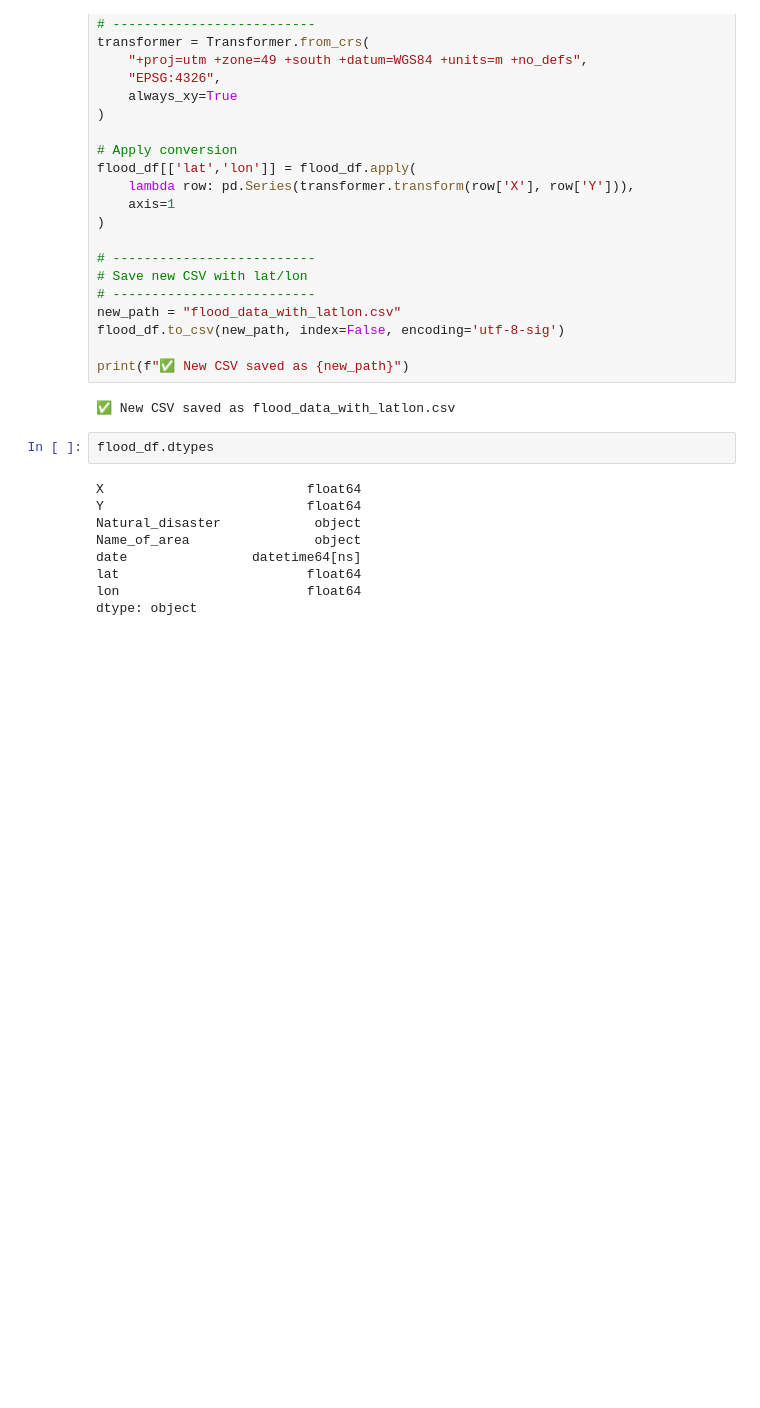
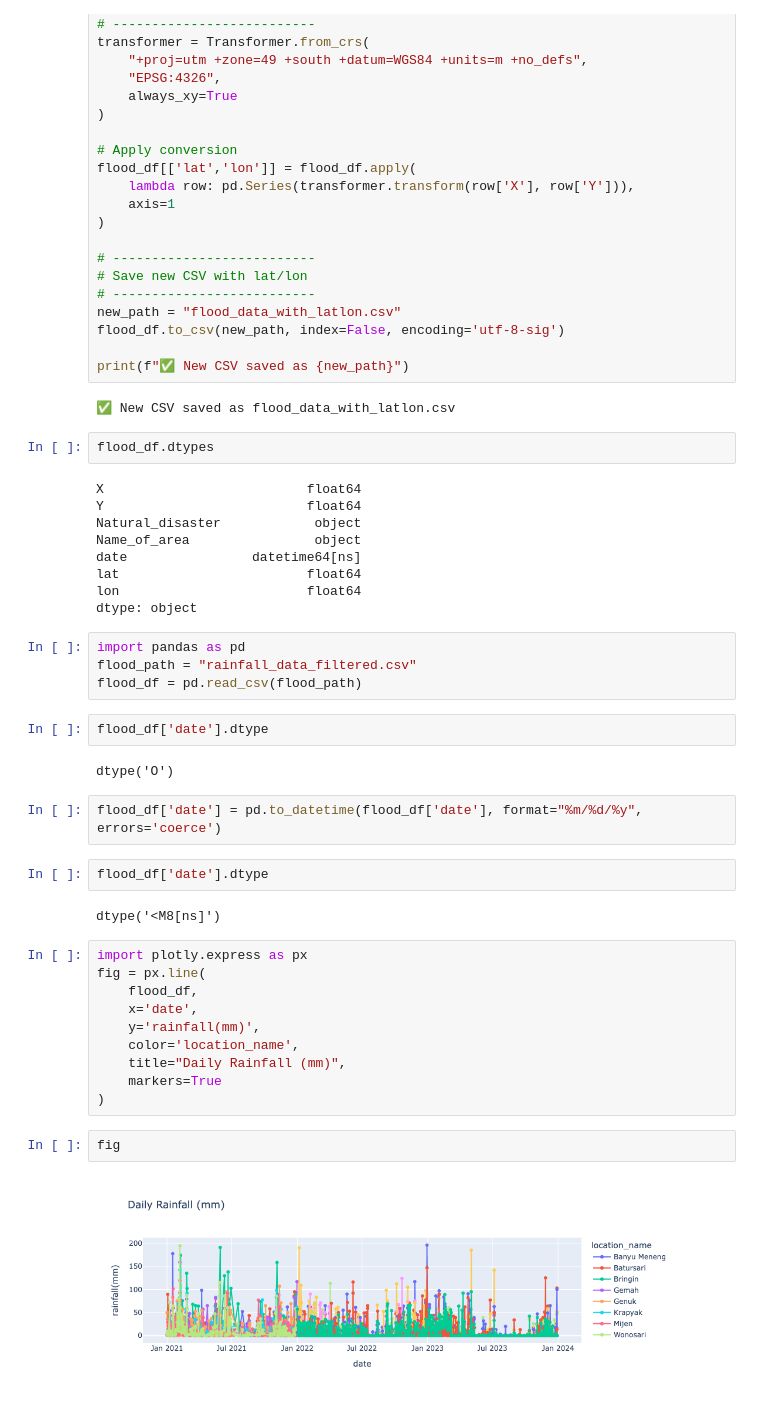
Before and after one commit to ryanalhakim27/semarang-flood-dashboard, a Jupyter notebook: data/Untitled.ipynb, the cells around one changed output. Saved outputs shown, nothing was run; the diff lists cells and outputs as text; blank space fills up the shorter version.

```diff
--- a/data/Untitled.ipynb
+++ b/data/Untitled.ipynb
@@ -49,3 +49,31 @@ date                datetime64[ns]
 lat                        float64
 lon                        float64
 dtype: object
+# %%
+import pandas as pd
+flood_path = "rainfall_data_filtered.csv"
+flood_df = pd.read_csv(flood_path)
+# %%
+flood_df['date'].dtype
+# %% [output]
+dtype('O')
+# %%
+flood_df['date'] = pd.to_datetime(flood_df['date'], format="%m/%d/%y", errors='coerce')
+# %%
+flood_df['date'].dtype
+# %% [output]
+dtype('<M8[ns]')
+# %%
+import plotly.express as px
+fig = px.line(
+    flood_df,
+    x='date',
+    y='rainfall(mm)',
+    color='location_name',
+    title="Daily Rainfall (mm)",
+    markers=True
+)
+# %%
+fig
+# %% [output]
+[figure, added]
```
Also changed, not shown: 19 other files.
